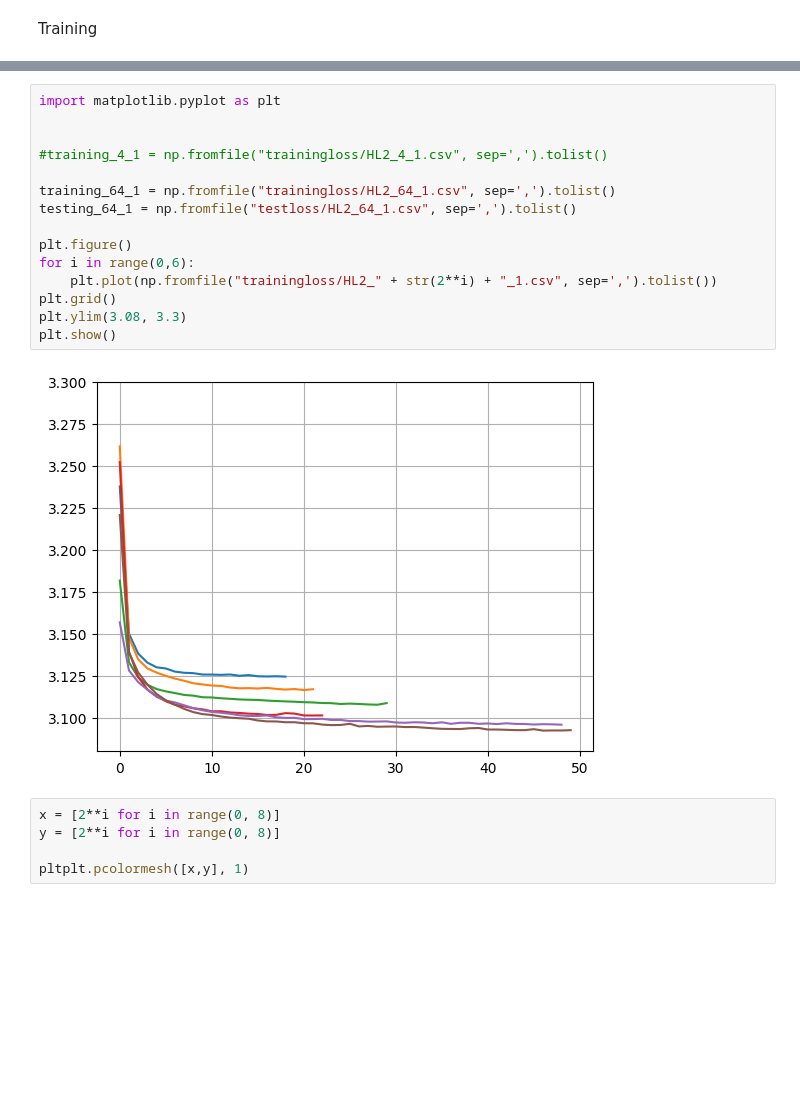
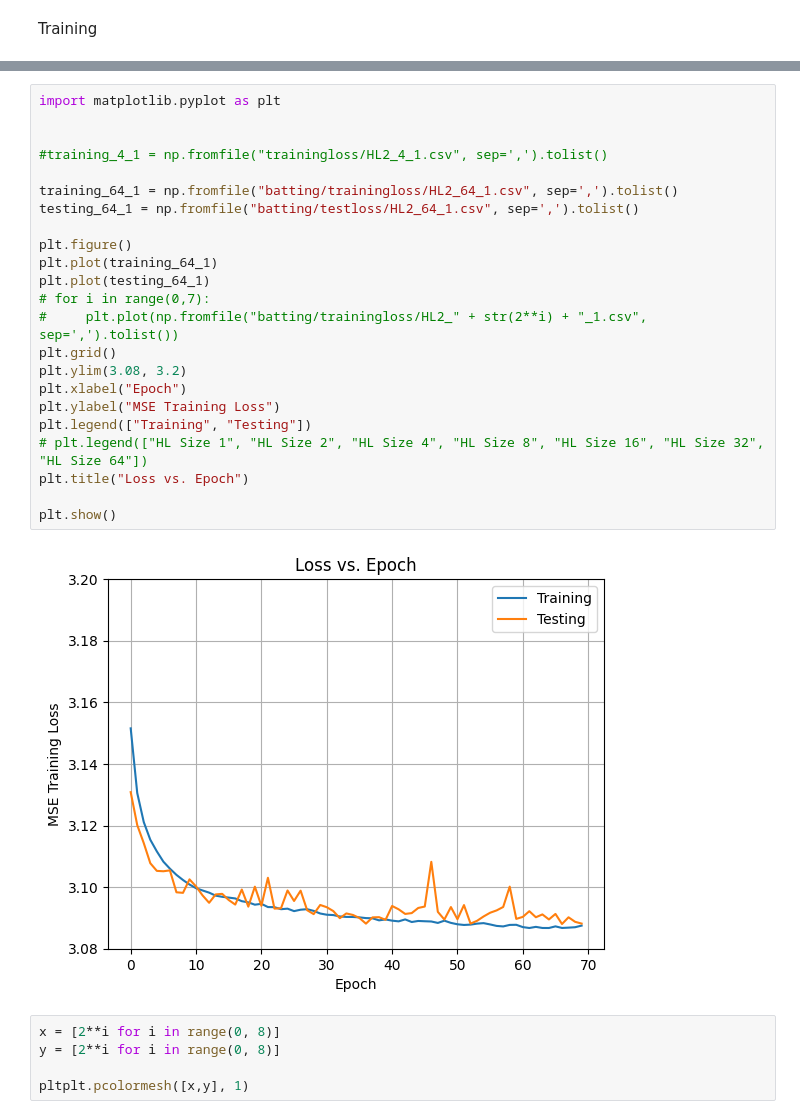
Before and after one commit to CarterTegen/4240BaseballProject, a Jupyter notebook: scripts/batting_NN.ipynb, the cells around one changed output, grey strips where cells are left out. Cells and saved outputs as stored; diff of their text form; blank space fills up the shorter version.

```diff
--- a/scripts/batting_NN.ipynb
+++ b/scripts/batting_NN.ipynb
@@ -222,20 +216,28 @@ KeyboardInterrupt:
 # %%
 import matplotlib.pyplot as plt
 
 
 #training_4_1 = np.fromfile("trainingloss/HL2_4_1.csv", sep=',').tolist()
 
-training_64_1 = np.fromfile("trainingloss/HL2_64_1.csv", sep=',').tolist()
-testing_64_1 = np.fromfile("testloss/HL2_64_1.csv", sep=',').tolist()
+training_64_1 = np.fromfile("batting/trainingloss/HL2_64_1.csv", sep=',').tolist()
+testing_64_1 = np.fromfile("batting/testloss/HL2_64_1.csv", sep=',').tolist()
 
 plt.figure()
-for i in range(0,6):
-    plt.plot(np.fromfile("trainingloss/HL2_" + str(2**i) + "_1.csv", sep=',').tolist())
+plt.plot(training_64_1)
+plt.plot(testing_64_1)
+# for i in range(0,7):
+#     plt.plot(np.fromfile("batting/trainingloss/HL2_" + str(2**i) + "_1.csv", sep=',').tolist())
 plt.grid()
-plt.ylim(3.08, 3.3)
+plt.ylim(3.08, 3.2)
+plt.xlabel("Epoch")
+plt.ylabel("MSE Training Loss")
+plt.legend(["Training", "Testing"])
+# plt.legend(["HL Size 1", "HL Size 2", "HL Size 4", "HL Size 8", "HL Size 16", "HL Size 32", "HL Size 64"])
+plt.title("Loss vs. Epoch")
+
 plt.show()
 # %% [output]
-[figure, old version]
+[figure, new version]
 # %%
 x = [2**i for i in range(0, 8)]
 y = [2**i for i in range(0, 8)]
```
Also changed, not shown: parts of 1 cell of this notebook, 42 other files.
